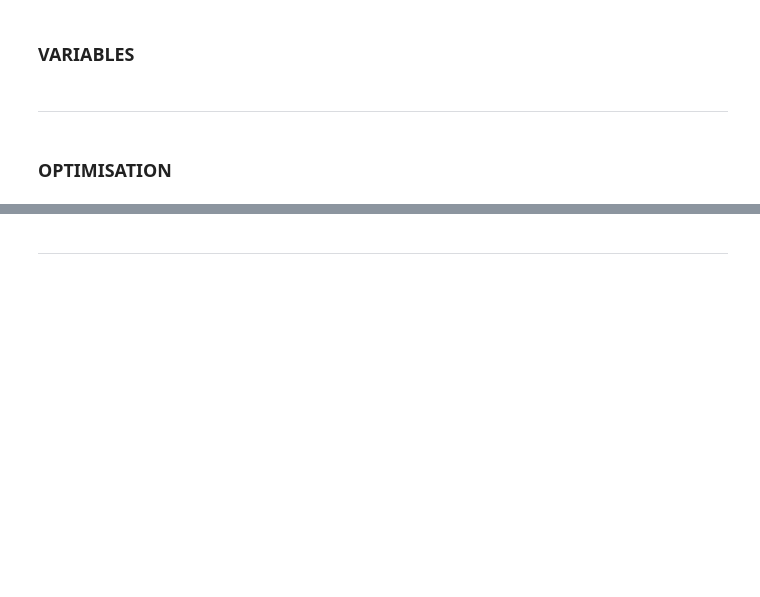
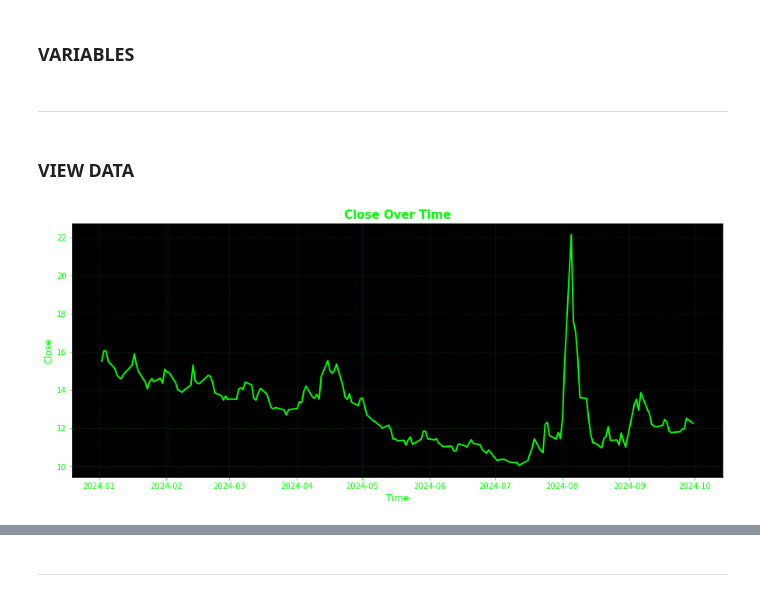
Before and after one commit to oscarwoodi/Mascar-Capital, a Jupyter notebook: Systematic/research/vix.ipynb, the cells around one changed output, grey strips where cells are left out. Cells and saved outputs as stored; diff of their text form; code cells hidden in the pictures; blank space fills up the shorter version.

```diff
--- a/Systematic/research/vix.ipynb
+++ b/Systematic/research/vix.ipynb
@@ -25,21 +33,46 @@ INTERVAL = 60*24  ##  interval in mins
 # %% [markdown]
 ___
 # %% [markdown]
-### OPTIMISATION
+### VIEW DATA
 # %%
-# import data
+# Import data
 data = yahoo.Yahoo()
-history_start = (datetime.strptime(START_DATE, '%d/%m/%Y') - timedelta(days=(HISTORIC_PERIOD*365))).strftime('%d/%m/%Y')
 
-df = data.get_history(ticker='GC=F', data_interval=INTERVAL, start_date=history_start, end_date=datetime.utcnow().strftime('%d/%m/%Y'))
-sample_df = data.get_history(ticker='GC=F', data_interval=60*24, start_date=START_DATE, end_date=END_DATE)
+if HISTORIC_PERIOD != '':
+    history_start = (time.now() - timedelta(days=(HISTORIC_PERIOD*365))).strftime('%d/%m/%Y')
+else:
+    history_start = (datetime.strptime(START_DATE, '%d/%m/%Y')).strftime('%d/%m/%Y')
 
+# Call data
+df = data.get_history(ticker=TICKER, data_interval=INTERVAL, start_date=history_start, end_date=datetime.utcnow().strftime('%d/%m/%Y'))
+
+# Slice df
 df.index = pd.to_datetime(df.index,utc=True)
+df = df[df.index > history_start]
 df = df[~df.index.duplicated(keep='first')]
-try:
-    df = df[df.index < datetime.fromisoformat(datetime.utcnow().strftime('%Y-%m-%d')).strftime('%Y-%m-%d %H:%M:%S')+"+00:00"]
-except Exception as e:
-    print(e) #ignore
+sample_df = df[[FEATURE]].copy()
 
-df = df[FEATURE]
-sample_df = sample_df[FEATURE]
+# Plot data
+# Create a figure and an axis using subplots
+fig, ax = plt.subplots(figsize=(15, 6))
+
+# Set the retro style background color (black) and line color (green)
+ax.set_facecolor('black')  # Set axis background color to black
+ax.plot(df[FEATURE], color='#00FF00', linewidth=2)  # Retro terminal green
+
+# Set title, labels, and grid
+ax.set_title(f"{FEATURE.capitalize()} Over Time", fontsize=15, color='#00FF00', fontweight='bold')
+ax.set_xlabel("Time", fontsize=12, color='#00FF00')
+ax.set_ylabel(FEATURE.capitalize(), fontsize=12, color='#00FF00')
+
+# Change x and y ticks color to green
+ax.tick_params(axis='x', colors='#00FF00')
+ax.tick_params(axis='y', colors='#00FF00')
+
+# Add grid with green lines
+ax.grid(color='#004400', linestyle='--', linewidth=0.5)
+
+# Display the plot
+plt.show()
+# %% [output]
+[figure, added]
```
Also changed, not shown: parts of 9 cells of this notebook.
